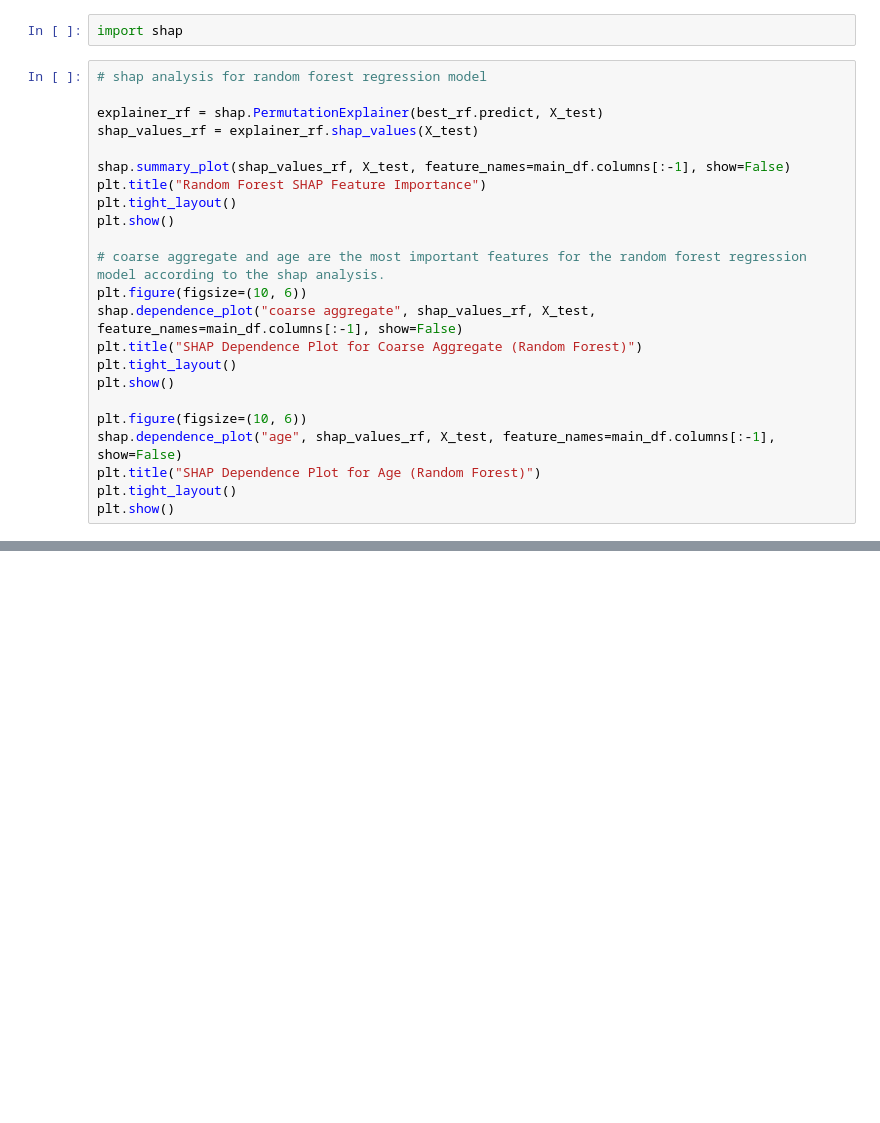
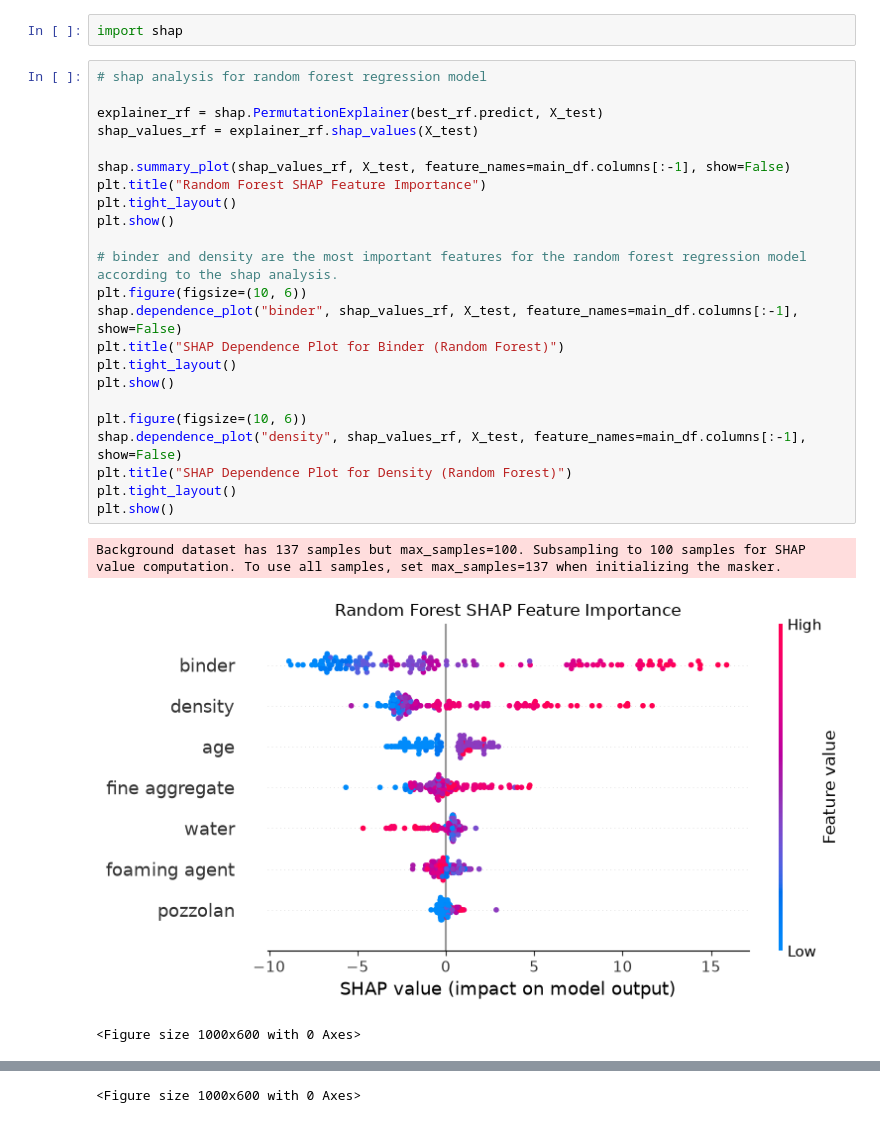
Before and after one commit to IAM-MUKUND/advanced-concrete-analysis, a Jupyter notebook: lightweight_dataset_research.ipynb, the cells around one changed output, grey strips where cells are left out. Saved outputs shown, nothing was run; the diff lists cells and outputs as text; blank space fills up the shorter version.

```diff
--- a/lightweight_dataset_research.ipynb
+++ b/lightweight_dataset_research.ipynb
@@ -972,23 +1015,27 @@ import shap
 # %%
 # shap analysis for random forest regression model
 
 explainer_rf = shap.PermutationExplainer(best_rf.predict, X_test)
 shap_values_rf = explainer_rf.shap_values(X_test)
 
 shap.summary_plot(shap_values_rf, X_test, feature_names=main_df.columns[:-1], show=False)
 plt.title("Random Forest SHAP Feature Importance")
 plt.tight_layout()
 plt.show()
 
-# coarse aggregate and age are the most important features for the random forest regression model according to the shap analysis.
+# binder and density are the most important features for the random forest regression model according to the shap analysis.
 plt.figure(figsize=(10, 6))
-shap.dependence_plot("coarse aggregate", shap_values_rf, X_test, feature_names=main_df.columns[:-1], show=False)
-plt.title("SHAP Dependence Plot for Coarse Aggregate (Random Forest)")
+shap.dependence_plot("binder", shap_values_rf, X_test, feature_names=main_df.columns[:-1], show=False)
+plt.title("SHAP Dependence Plot for Binder (Random Forest)")
 plt.tight_layout()
 plt.show()
 
 plt.figure(figsize=(10, 6))
-shap.dependence_plot("age", shap_values_rf, X_test, feature_names=main_df.columns[:-1], show=False)
-plt.title("SHAP Dependence Plot for Age (Random Forest)")
+shap.dependence_plot("density", shap_values_rf, X_test, feature_names=main_df.columns[:-1], show=False)
+plt.title("SHAP Dependence Plot for Density (Random Forest)")
 plt.tight_layout()
 plt.show()
+# %% [output]
+Background dataset has 137 samples but max_samples=100. Subsampling to 100 samples for SHAP value computation. To use all samples, set max_samples=137 when initializing the masker.
+[figure, added]
+<Figure size 1000x600 with 0 Axes>
@@ -994,0 +1043 @@ plt.show()
+<Figure size 1000x600 with 0 Axes>
```
Also changed, not shown: parts of 32 cells of this notebook.
